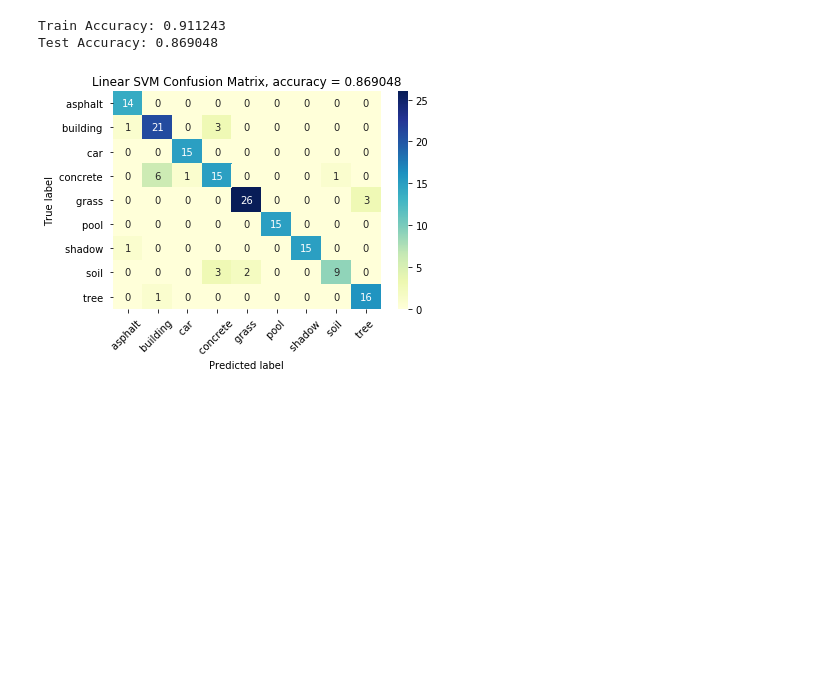
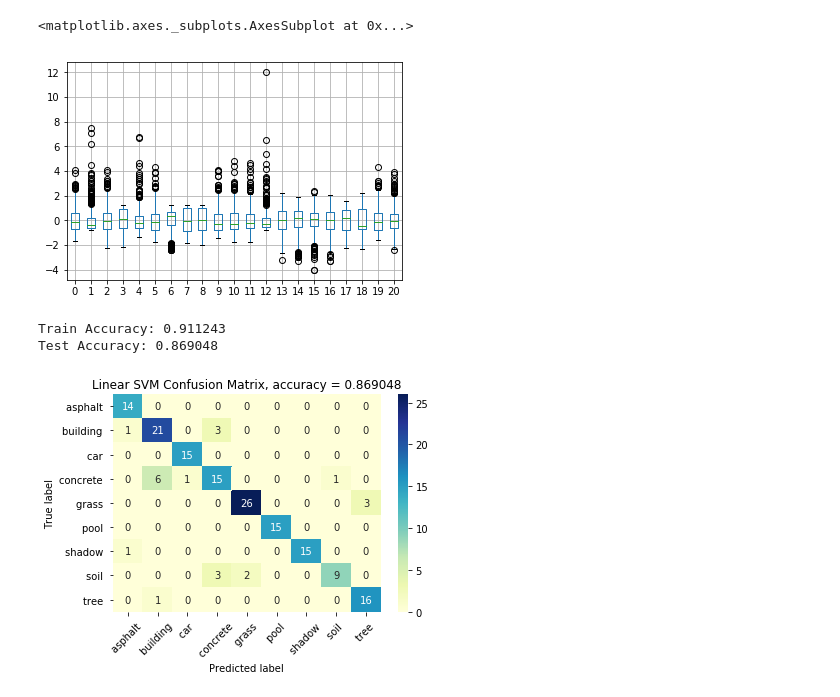
Before and after one commit to alex44jzy/NUS-CI1-CA1, a Jupyter notebook: svm/svmpy.ipynb, the cells around one changed output. Cells and saved outputs as stored; diff of their text form; code cells hidden in the pictures; blank space fills up the shorter version.

```diff
--- a/svm/svmpy.ipynb
+++ b/svm/svmpy.ipynb
@@ -97,35 +128,24 @@ def drawConfusionMatrix(title, cm):
 # %%
 data_train = convertClassToEncodeNumber(data_train, "class", "Y")
 data_test = convertClassToEncodeNumber(data_test, "class", "Y")
 # several sets of data
 # 1:22 ''
 # 22:43 40
 # 43:64 60
 # 64:85 80
 # 85:106 100
 # 106:127 120
 # 127:148 140
 trainX = data_train.iloc[:, 1:22]
 trainY = data_train.iloc[:, -1]
 trainX_scale = standardScaler(trainX).transform(trainX)
 
 testX = data_test.iloc[:, 1:22]
 testY = data_test.iloc[:, -1]
 testX_scale = standardScaler(trainX).transform(testX)
 
-# SVM RBF
-lin_clf = SVC(kernel='poly', random_state=25, decision_function_shape = 'ovo')
-lin_clf.fit(trainX, trainY)
-
-trainY_pred = lin_clf.predict(trainX)
-accuracyTrain = accuracy_score(trainY, trainY_pred)
-print("Train Accuracy: %f" % accuracyTrain)
-
-testY_pred = lin_clf.predict(testX)
-accuracyTest = accuracy_score(testY, testY_pred)
-print("Test Accuracy: %f" % accuracyTest)
-
-# scores = cross_val_score(lin_clf, trainX_scale, trainY, cv=5)
-# lin_clf.score(trainX, trainY)
-# lin_clf.score(testX_scale, testY)
-# scores
+# trainX[pd.DataFrame(trainX_scale)].boxplot()
+pd.DataFrame(trainX_scale).boxplot()
+# %% [output]
+<matplotlib.axes._subplots.AxesSubplot at 0x...>
+[figure, added]
```
Also changed, not shown: parts of 16 cells of this notebook.
